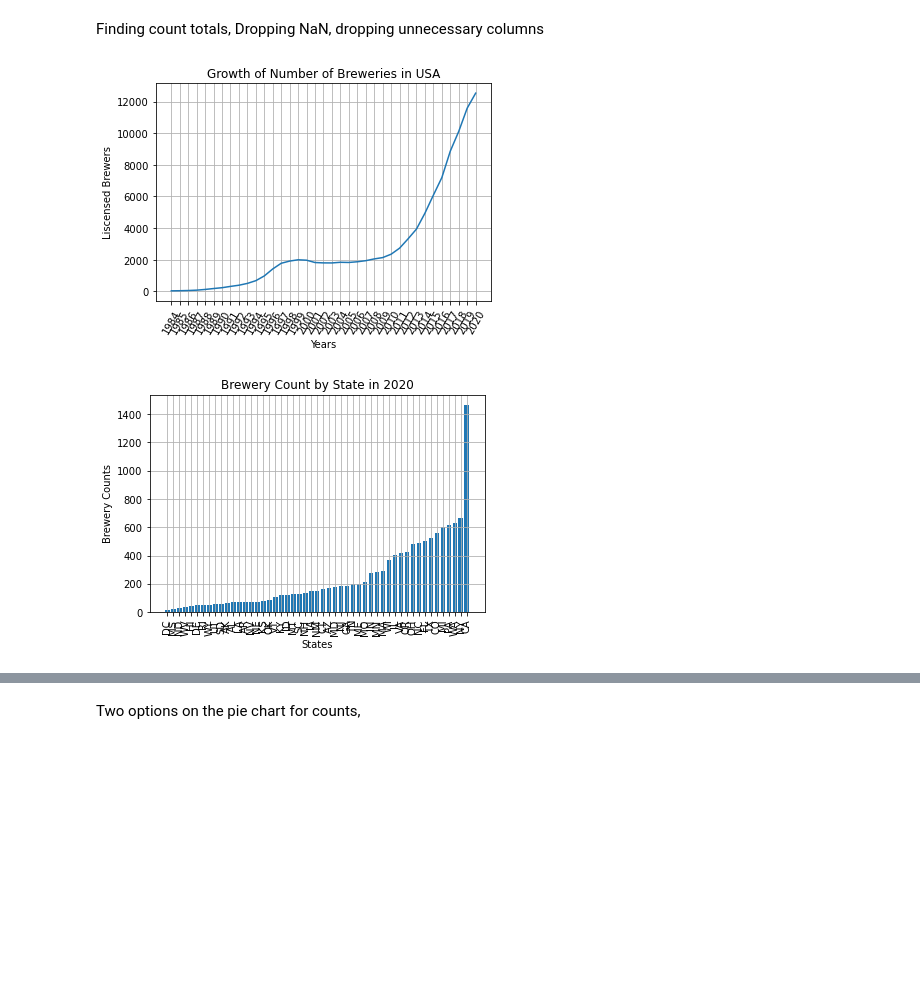
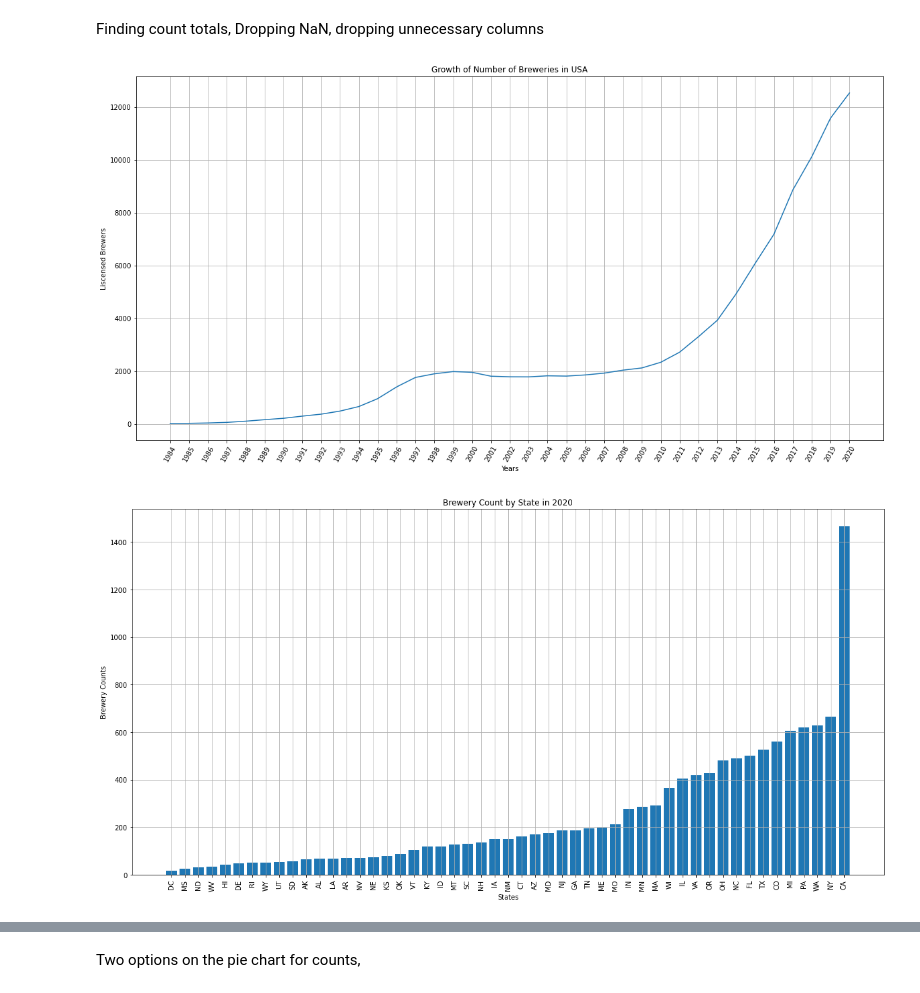
Before and after one commit to bgtaber/brewcrew_project, a Jupyter notebook: Scripts/beer.ipynb, the cells around one changed output, grey strips where cells are left out. Cells and saved outputs as stored; diff of their text form; code cells hidden in the pictures; blank space fills up the shorter version.

Commit message:
Figure Size solved, output graphs saved.

```diff
--- a/Scripts/beer.ipynb
+++ b/Scripts/beer.ipynb
@@ -11,30 +11,32 @@ Finding count totals, Dropping NaN, dropping unnecessary columns
 # %%
 fed_beer_df = pd.read_csv("../Resources/brewery_count.csv")
 total_count_series = fed_beer_df.sum()
 total_count_series = total_count_series.drop("STATE")
 years = total_count_series.index
+plt.figure(figsize = (20,10))
 plt.plot(years, total_count_series)
 plt.xlabel("Years")
 plt.ylabel("Liscensed Brewers")
 plt.title("Growth of Number of Breweries in USA")
 plt.grid(True)
 plt.xticks(rotation = 60)
-#plt.figure()  ask bailey
+plt.savefig("../Output/Brewery_Growth_Line.png")
 plt.show()
 # %% [output]
-[figure, old version]
+[figure, new version]
 # %%
 fed_2020 = fed_beer_df[["STATE", "2020"]].sort_values(by = "2020")
+plt.figure(figsize = (20,10))
 plt.bar(x = fed_2020["STATE"], height = fed_2020["2020"])
 plt.xlabel("States")
 plt.ylabel("Brewery Counts")
 plt.title("Brewery Count by State in 2020")
 plt.grid(True)
 plt.xticks(rotation = 90)
-#plt.figure()  ask bailey
+plt.savefig("../Output/Brewery_Count_Bar.png")
 plt.show()
 # %% [output]
-[figure, old version]
+[figure, new version]
 # %%
 openbrewery_db = pd.read_csv("../Resources/breweries.csv")
 openbrewery_db = openbrewery_db[["name", "brewery_type", "city", "state", "postal_code", "country", "longitude", "latitude"]]
```
Also changed, not shown: parts of 12 cells of this notebook, 6 other files.
